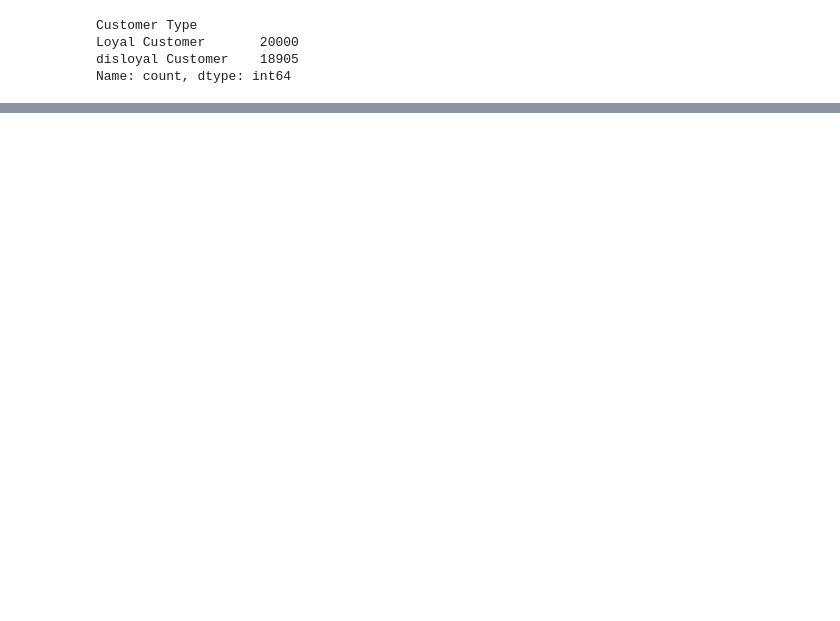
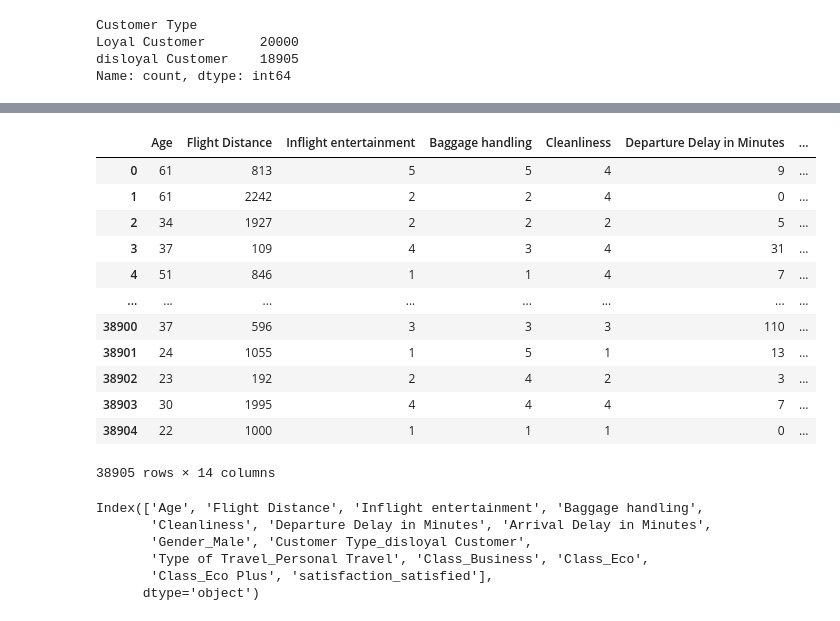
Before and after one commit to Hiteshgurnani123/Traning-of-AI-ML-, a Jupyter notebook: machine learning/logisticRegression.ipynb, the cells around one changed output, grey strips where cells are left out. Drawn from its saved outputs; the diff is of its cells as text; code cells hidden in the pictures; blank space fills up the shorter version.

```diff
--- a/machine learning/logisticRegression.ipynb
+++ b/machine learning/logisticRegression.ipynb
@@ -189,0 +169,5 @@ IntCastingNaNError: Cannot convert non-finite values (NA or inf) to integer
+# %%
+from sklearn.preprocessing import OneHotEncoder, LabelEncoder
+ohe = OneHotEncoder(drop = "if_binary")
+cat_col_encoded = ohe.fit_transform(cat_col).toarray()
+cat_col_encoded
@@ -189,0 +182,3 @@ IntCastingNaNError: Cannot convert non-finite values (NA or inf) to integer
+# %%
+column_names = list(ohe.get_feature_names_out())
+column_names
@@ -189,0 +193,3 @@ IntCastingNaNError: Cannot convert non-finite values (NA or inf) to integer
+# %%
+one_hot = pd.DataFrame(cat_col_encoded, columns = column_names)
+one_hot.head()
@@ -189,0 +203,29 @@ IntCastingNaNError: Cannot convert non-finite values (NA or inf) to integer
+# %%
+one_hot = one_hot.reset_index(drop = True)
+num_col = num_col.reset_index(drop = True)
+# %%
+final_df = pd.concat([num_col, one_hot], axis = 1)
+final_df
+# %% [output]
+|  | Age | Flight Distance | Inflight entertainment | Baggage handling | Cleanliness | Departure Delay in Minutes | ... |
+| 0 | 61 | 813 | 5 | 5 | 4 | 9 | ... |
+| 1 | 61 | 2242 | 2 | 2 | 4 | 0 | ... |
+| 2 | 34 | 1927 | 2 | 2 | 2 | 5 | ... |
+| 3 | 37 | 109 | 4 | 3 | 4 | 31 | ... |
+| 4 | 51 | 846 | 1 | 1 | 4 | 7 | ... |
+| ... | ... | ... | ... | ... | ... | ... | ... |
+| 38900 | 37 | 596 | 3 | 3 | 3 | 110 | ... |
+| 38901 | 24 | 1055 | 1 | 5 | 1 | 13 | ... |
+| 38902 | 23 | 192 | 2 | 4 | 2 | 3 | ... |
+| 38903 | 30 | 1995 | 4 | 4 | 4 | 7 | ... |
+| 38904 | 22 | 1000 | 1 | 1 | 1 | 0 | ... |
+38905 rows × 14 columns
+# %%
+final_df.columns
+# %% [output]
+Index(['Age', 'Flight Distance', 'Inflight entertainment', 'Baggage handling',
+       'Cleanliness', 'Departure Delay in Minutes', 'Arrival Delay in Minutes',
+       'Gender_Male', 'Customer Type_disloyal Customer',
+       'Type of Travel_Personal Travel', 'Class_Business', 'Class_Eco',
+       'Class_Eco Plus', 'satisfaction_satisfied'],
+      dtype='object')
```
Also changed, not shown: parts of 18 cells of this notebook, 1 other file.
